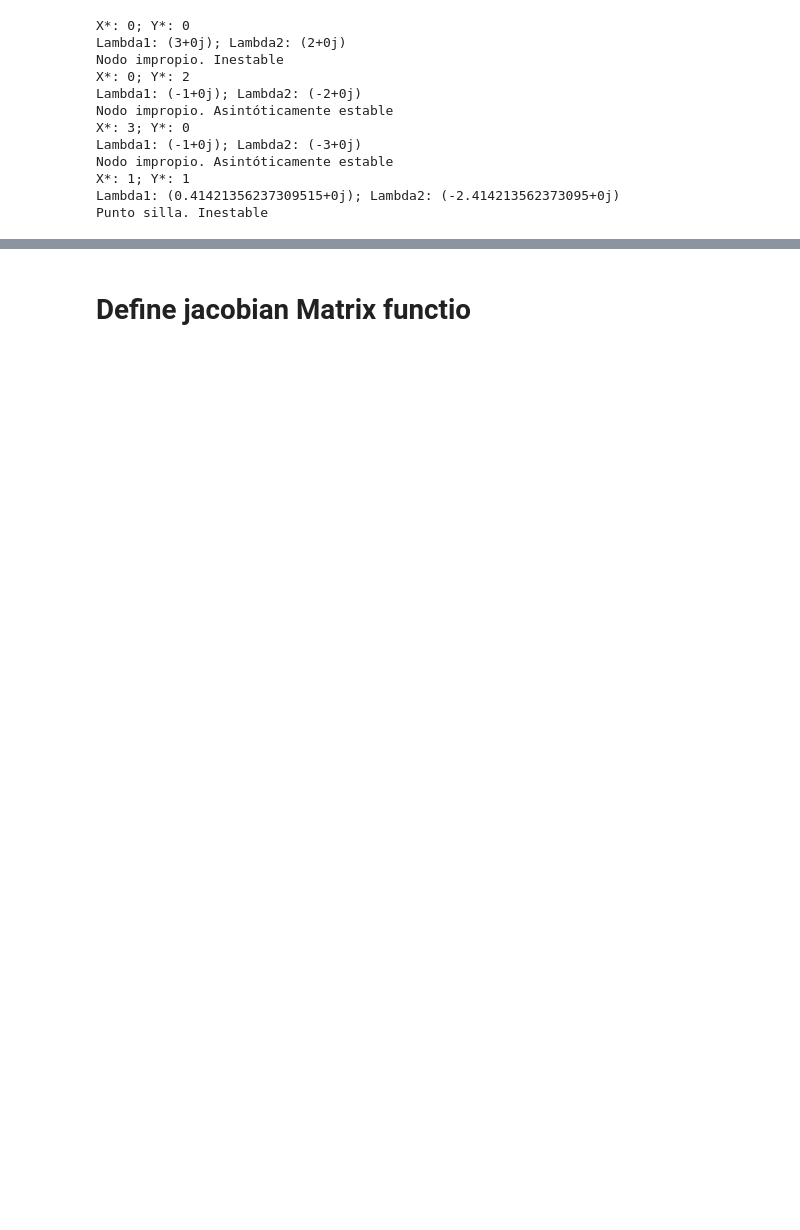
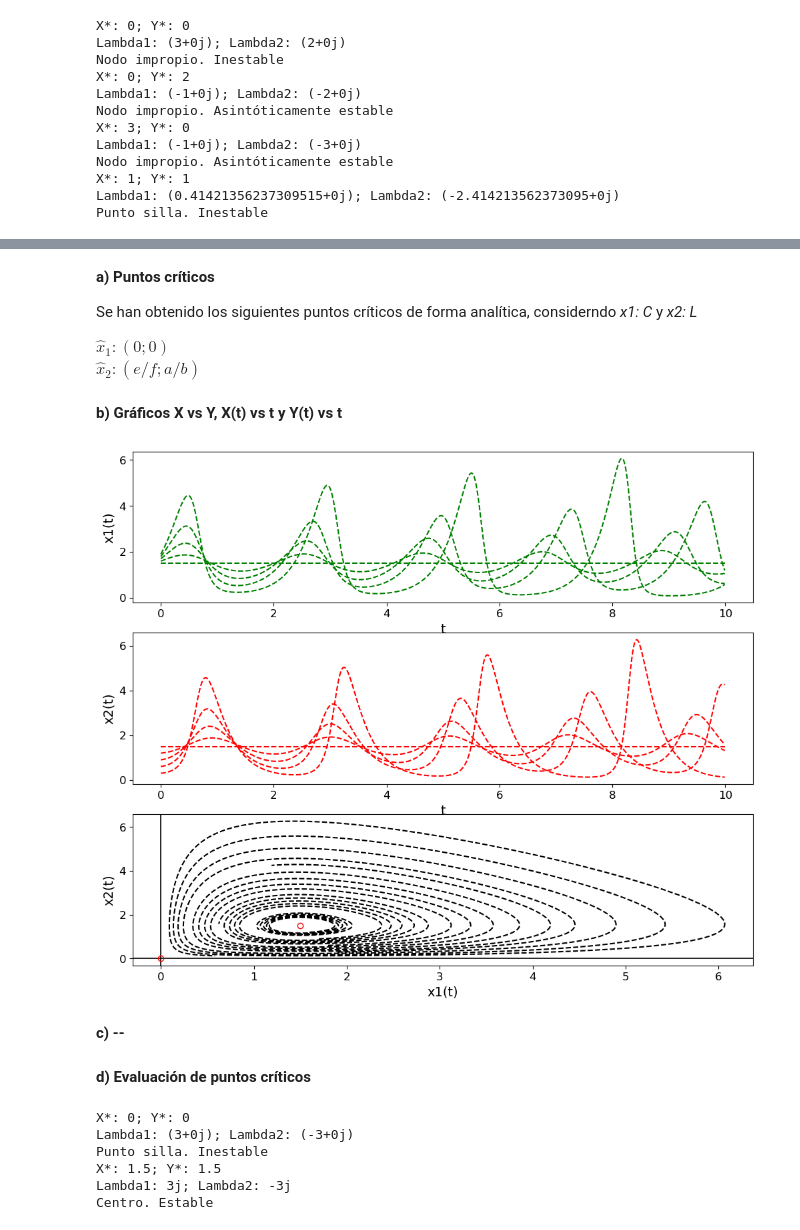
Before and after one commit to francobarrionuevoenv21/MAIE_devs_pub, a Jupyter notebook: MetodosNumericos/TP4_xxxx/TP4_solutions.ipynb, the cells around one changed output, grey strips where cells are left out. Drawn from its saved outputs; the diff is of its cells as text; code cells hidden in the pictures; blank space fills up the shorter version.

```diff
--- a/MetodosNumericos/TP4_xxxx/TP4_solutions.ipynb
+++ b/MetodosNumericos/TP4_xxxx/TP4_solutions.ipynb
@@ -234,7 +162,8 @@ ModuleNotFoundError: No module named 'critPintStab'
 # %%
+# Compute critical points stability
 for cp in list_cp_all:
     #print(cp)
-    cp_stab(df_dx, df_dy, dg_dx, dg_dy, cp[0], cp[1])
+    cps.cp_stab(df_dx, df_dy, dg_dx, dg_dy, cp[0], cp[1])
 # %% [output]
 X*: 0; Y*: 0
 Lambda1: (3+0j); Lambda2: (2+0j)
@@ -253,2 +186,7 @@ Punto silla. Inestable
 # %% [markdown]
-# Define jacobian Matrix functio
+**a) Puntos críticos**
+
+Se han obtenido los siguientes puntos críticos de forma analítica, considerndo *x1: C* y *x2: L*
+
+$\hat{x}_{1}: (0; 0)$ <br>
+$\hat{x}_{2}: (e/f; a/b)$
@@ -254,0 +204,58 @@ Punto silla. Inestable
+# %% [markdown]
+**b) Gráficos X vs Y, X(t) vs t y Y(t) vs t**
+# %%
+# Define funtions f(x1, x2) & g(x1, x2)
+def f_edo(t, x1, x2): # x1: C & x2: L
+    #print(a, b)
+    return a*x1 - b*x1*x2 # takes a & b from previous defined variables
+
+def g_edo(t, x1, x2): # x1: C & x2: L
+    return -e*x2 + f*x1*x2 # takes e & f from previous defined variables
+
+# Initialize parameters
+T0 = 0
+TF = 10
+#deltaXs = 1
+H = 0.01
+# %%
+# Plot euler solver results (X, Y phases map)
+fig, ax = plt.subplots(3, 1, figsize=(12, 10))
+
+ax[2].axhline(0, color='black', linewidth=1.2)
+ax[2].axvline(0, color='black', linewidth=1.2)
+
+for delta in np.arange(0, 0.5, 0.1):
+    for lcp in list_cp_all[1:]:
+        t, x1, x2 = euler_solver_2d(f_edo, g_edo,
+                                    T0, TF,
+                                    lcp[0]+delta, lcp[1]-delta*3,
+                                    H)
+
+        ax[2].plot(x1, x2, '--', color = 'black')
+        ax[0].plot(t, x1, '--', color = 'green')
+        ax[1].plot(t, x2, '--', color = 'red')
+
+for cp in list_cp_all:
+    ax[2].plot(cp[0], cp[1], marker='o', mfc='none', mec='red')
+
+
+ax[0].set_ylabel(r'x1(t)', fontsize = 14)
+ax[0].tick_params(axis='y', labelsize=12)
+ax[0].set_xlabel(r't', fontsize = 14)
+ax[0].tick_params(axis='x', labelsize=12)
+
+ax[1].set_ylabel(r'x2(t)', fontsize = 14)
+ax[1].tick_params(axis='y', labelsize=12)
+ax[1].set_xlabel(r't', fontsize = 14)
+ax[1].tick_params(axis='x', labelsize=12)
+
+ax[2].set_ylabel(r'x2(t)', fontsize = 14)
+ax[2].tick_params(axis='y', labelsize=12)
+ax[2].set_xlabel(r'x1(t)', fontsize = 14)
+ax[2].tick_params(axis='x', labelsize=12)
+# %% [output]
+[figure, added]
+# %% [markdown]
+**c) --**
+# %% [markdown]
+**d) Evaluación de puntos críticos**
@@ -254,0 +277,12 @@ Punto silla. Inestable
+# %%
+# Compute critical points stability
+for cp in list_cp_all:
+    #print(cp)
+    cps.cp_stab(df_dx, df_dy, dg_dx, dg_dy, cp[0], cp[1])
+# %% [output]
+X*: 0; Y*: 0
+Lambda1: (3+0j); Lambda2: (-3+0j)
+Punto silla. Inestable
+X*: 1.5; Y*: 1.5
+Lambda1: 3j; Lambda2: -3j
+Centro. Estable
```
Also changed, not shown: parts of 13 cells of this notebook, 1 other file.
